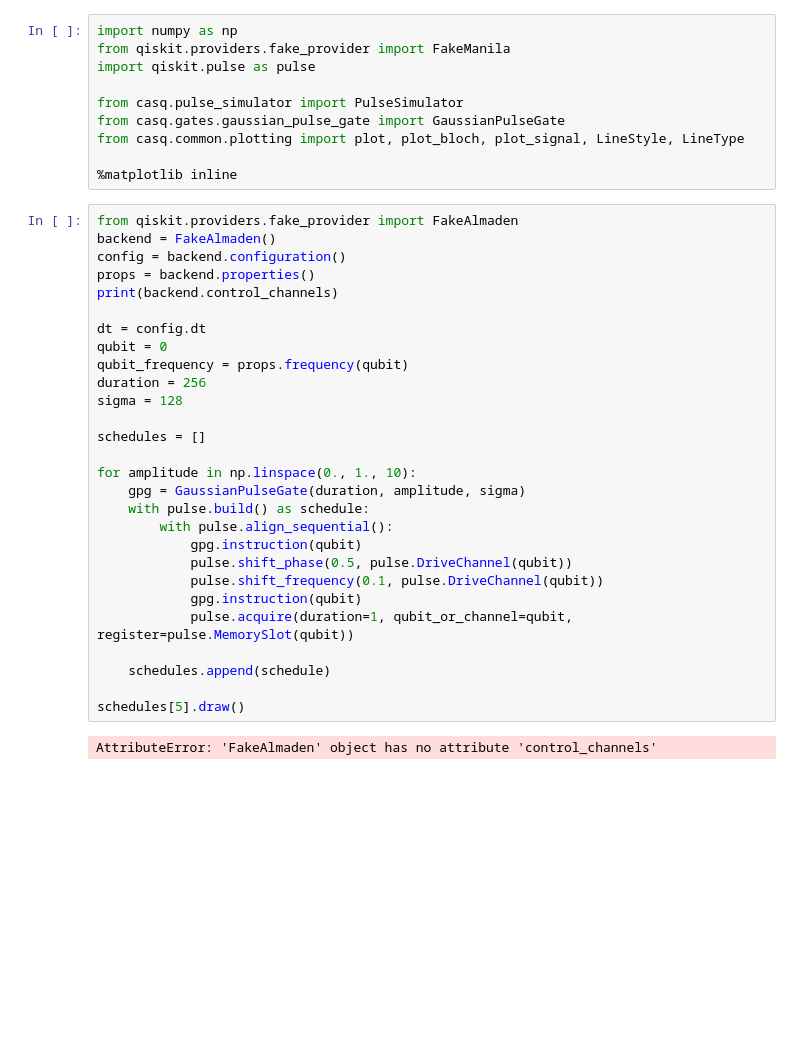
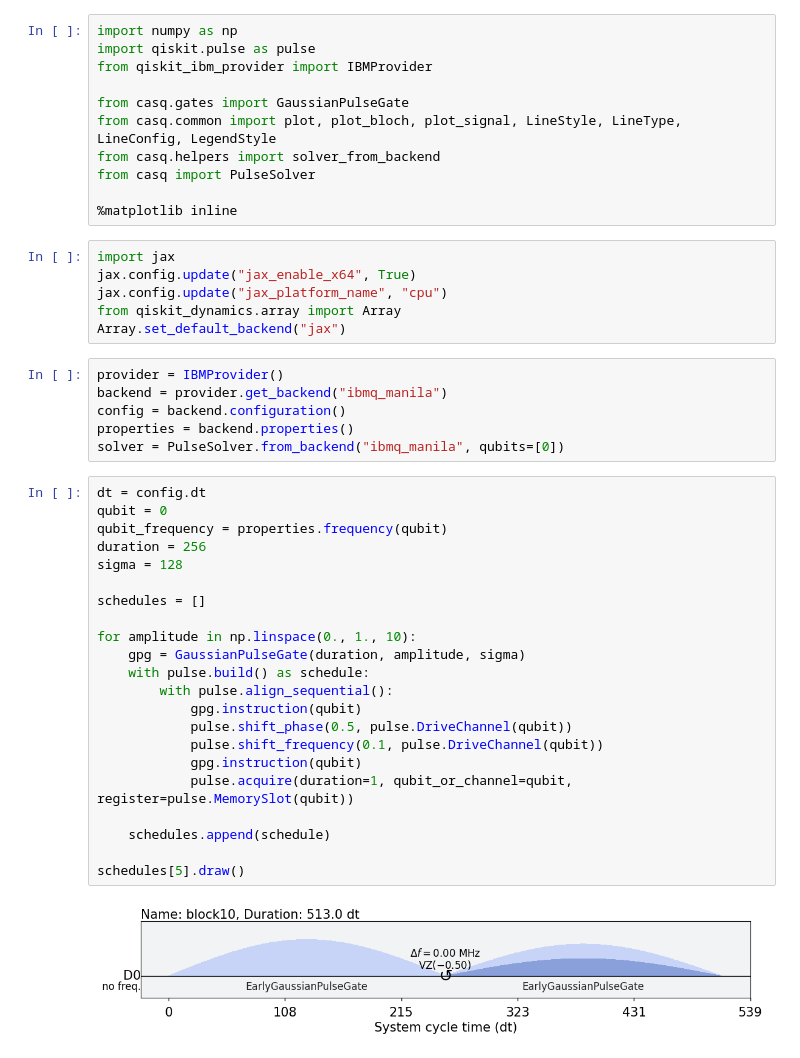
Before and after one commit to sinel/casq, a Jupyter notebook: src/casq/notebooks/playground.ipynb, the cells around one changed output. Drawn from its saved outputs; the diff is of its cells as text; blank space fills up the shorter version.

Commit message:
Work in progress on pulse simulator.

```diff
--- a/src/casq/notebooks/playground.ipynb
+++ b/src/casq/notebooks/playground.ipynb
@@ -1,43 +1,50 @@
 # %%
 import numpy as np
-from qiskit.providers.fake_provider import FakeManila
 import qiskit.pulse as pulse
+from qiskit_ibm_provider import IBMProvider
 
-from casq.pulse_simulator import PulseSimulator
-from casq.gates.gaussian_pulse_gate import GaussianPulseGate
-from casq.common.plotting import plot, plot_bloch, plot_signal, LineStyle, LineType
+from casq.gates import GaussianPulseGate
+from casq.common import plot, plot_bloch, plot_signal, LineStyle, LineType, LineConfig, LegendStyle
+from casq.helpers import solver_from_backend
+from casq import PulseSolver
 
 %matplotlib inline
+# %%
+import jax
+jax.config.update("jax_enable_x64", True)
+jax.config.update("jax_platform_name", "cpu")
+from qiskit_dynamics.array import Array
+Array.set_default_backend("jax")
+# %%
+provider = IBMProvider()
+backend = provider.get_backend("ibmq_manila")
+config = backend.configuration()
+properties = backend.properties()
+solver = PulseSolver.from_backend("ibmq_manila", qubits=[0])
 # %%
-from qiskit.providers.fake_provider import FakeAlmaden
-backend = FakeAlmaden()
-config = backend.configuration()
-props = backend.properties()
-print(backend.control_channels)
-
 dt = config.dt
 qubit = 0
-qubit_frequency = props.frequency(qubit)
+qubit_frequency = properties.frequency(qubit)
 duration = 256
 sigma = 128
 
 schedules = []
 
 for amplitude in np.linspace(0., 1., 10):
     gpg = GaussianPulseGate(duration, amplitude, sigma)
     with pulse.build() as schedule:
         with pulse.align_sequential():
             gpg.instruction(qubit)
             pulse.shift_phase(0.5, pulse.DriveChannel(qubit))
             pulse.shift_frequency(0.1, pulse.DriveChannel(qubit))
             gpg.instruction(qubit)
             pulse.acquire(duration=1, qubit_or_channel=qubit, register=pulse.MemorySlot(qubit))
 
     schedules.append(schedule)
 
 schedules[5].draw()
 # %% [output]
-AttributeError: 'FakeAlmaden' object has no attribute 'control_channels'
+[figure, added]
 # %%
 fig = plot_signal(schedules[5], dt, "d0", qubit_frequency, 2*duration*dt)
 # %% [output]
```
Also changed, not shown: parts of 12 cells of this notebook, 8 other files.
